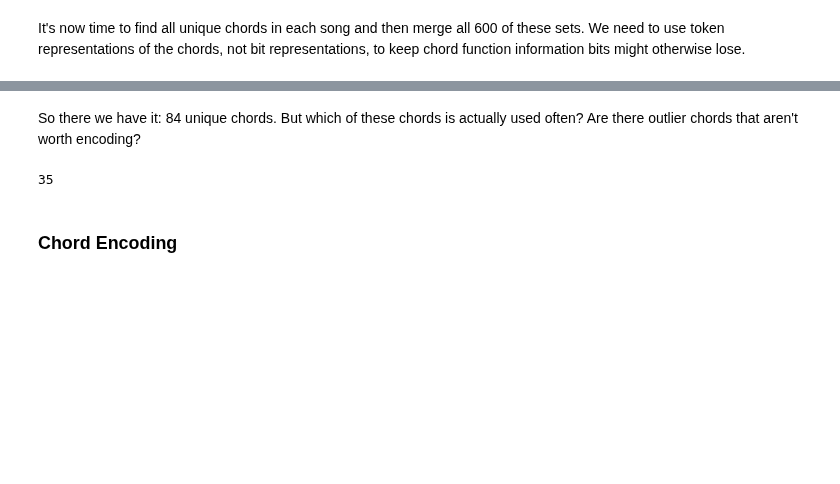
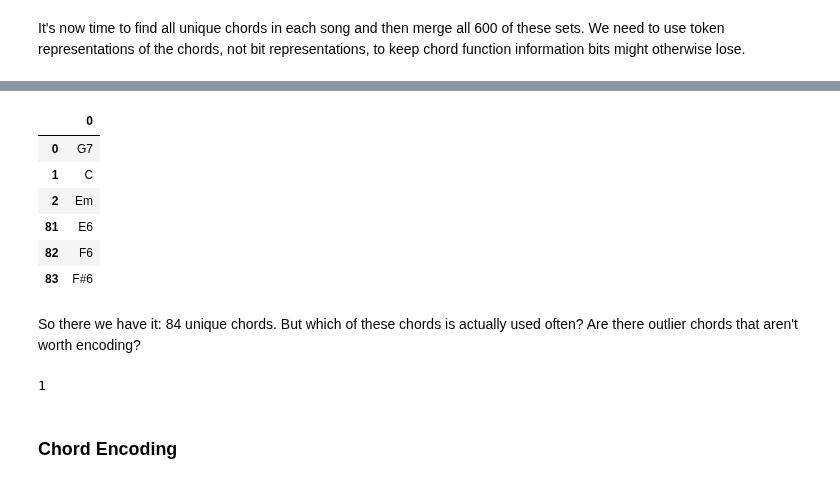
Before and after one commit to Benendead/DandyHacks2018_LSTMjazz, a Jupyter notebook: Research/My_Methods.ipynb, the cells around one changed output, grey strips where cells are left out. Cells and saved outputs as stored; diff of their text form; code cells hidden in the pictures; blank space fills up the shorter version.

```diff
--- a/Research/My_Methods.ipynb
+++ b/Research/My_Methods.ipynb
@@ -55,14 +59,17 @@ streams = []
 names = []
 i = 1
 
+start = time.process_time()
 # Selects all .xml files in the Datasets folder.
 for xml_file in glob.glob("LSTMjazz/Datasets/*/*.xml"):
     if (i == 1 or i % 10 == 0):
-      print("Processing song", i, ":", xml_file)
+      elapsed = "{0:.2f}".format(time.process_time() - start)
+      print("Processing song", i, ":", xml_file, "(" + elapsed + " seconds elapsed)")
     newSong = m21.converter.parse(xml_file)
     formattedSong = formatStream(newSong)
     streams.append(formattedSong)
     songName = xml_file[32:-4]  # Formats xml_file to get the name of the song.
     names.append(songName)
     i = i + 1
+print("Process complete.")
 # %% [output]
@@ -314,5 +301,14 @@ Working through song 600's chords.
 We have 84 unique chords.
 # %%
 uniqueChords = pd.DataFrame(uniqueChordsTokens)
+uniqueChords.head(3).append(uniqueChords.tail(3))
+# %% [output]
+|  | 0 |
+| 0 | G7 |
+| 1 | C |
+| 2 | Em |
+| 81 | E6 |
+| 82 | F6 |
+| 83 | F#6 |
 # %% [markdown]
 So there we have it: 84 unique chords. But which of these chords is actually used often? Are there outlier chords that aren't worth encoding?
@@ -329,24 +314,0 @@ def findChordIndex(chord_symbol):
-# %%
-def countTokenUse(stream):
-  """
-  Returns a dataframe representing the unique chords in this song, as well as how much they're used.
-  The tokens are the chord symbols and are the labels for the rows of the dataframe.
-  The values in each row indicate the number of beats the given chord was used during this stream.
-  """
-  chords = []
-  # TO BE CODED
-  part = stream.parts[0]
-
-  # Collect the chords in the song.
-  for m in part:                                     # For measures in the song...
-    if isinstance(m, m21.stream.Measure):
-      for c in m.notes:
-        if isinstance(c, m21.harmony.ChordSymbol):   # If this object is a chord...
-
-          symbol = str(c.figure)
-
-          if symbol not in chords:
-            chords.append(symbol)
-  return chords
-# %% [output]
-35
@@ -353,3 +328,7 @@ def countTokenUse(stream):
+# %%
+findChordIndex("C")
+# %% [output]
+1
 # %% [markdown]
 ### Chord Encoding
 # %%
```
Also changed, not shown: parts of 25 cells of this notebook.
